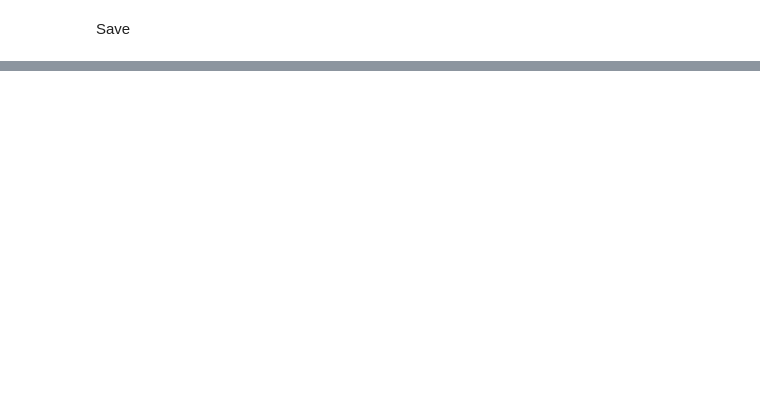
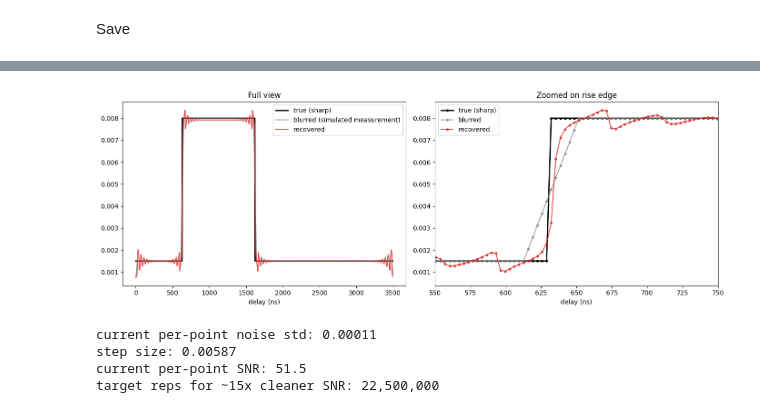
Before and after one commit to jeree-m/qick-dawg, a Jupyter notebook: jupyter_notebooks/Analysis.ipynb, the cells around one changed output, grey strips where cells are left out. Cells and saved outputs as stored; diff of their text form; code cells hidden in the pictures; blank space fills up the shorter version.

```diff
--- a/jupyter_notebooks/Analysis.ipynb
+++ b/jupyter_notebooks/Analysis.ipynb
@@ -394,0 +270,60 @@ Saved 8 fit plots to C:\Users\hlab_\Box\Henriksen Lab Data\DefectMsmts\Data\Conv
+# %%
+# Synthetic sanity check: does our deconvolution correctly recover
+# a known sharp step, given the same kernel, no noise?
+
+t_synth = np.arange(0, 3500, dt)  # same sample spacing as your real data
+true_signal = np.where((t_synth > 630) & (t_synth < 1620), 0.008, 0.0015)  # sharp step, matching your rough levels
+
+# blur it with the same kernel your real 39ns gate would apply
+blurred_signal = np.convolve(true_signal, kernel, mode='same')
+
+# now try to recover the sharp step back
+recovered_synth = wiener_deconvolve(blurred_signal, kernel, noise_reg=1e-2)
+
+fig, ax = plt.subplots(1, 2, figsize=(14, 5))
+
+ax[0].plot(t_synth, true_signal, label='true (sharp)', color='black', linewidth=2)
+ax[0].plot(t_synth, blurred_signal, label='blurred (simulated measurement)', color='gray', alpha=0.7)
+ax[0].plot(t_synth, recovered_synth, label='recovered', color='tab:red', alpha=0.8)
+ax[0].legend()
+ax[0].set_title('Full view')
+ax[0].set_xlabel('delay (ns)')
+
+ax[1].plot(t_synth, true_signal, 'o-', label='true (sharp)', color='black', linewidth=2, markersize=3)
+ax[1].plot(t_synth, blurred_signal, 'o-', label='blurred', color='gray', alpha=0.7, markersize=3)
+ax[1].plot(t_synth, recovered_synth, 'o-', label='recovered', color='tab:red', alpha=0.8, markersize=3)
+ax[1].set_xlim(550, 750)
+ax[1].legend()
+ax[1].set_title('Zoomed on rise edge')
+ax[1].set_xlabel('delay (ns)')
+
+plt.tight_layout()
+plt.show()
+# %% [output]
+[figure, added]
+# %%
+# current noise level: std of raw counts in the flat baseline region
+baseline_mask_pts = t < 500
+current_noise_std = counts_mean[baseline_mask_pts].std()
+current_reps = spd_runs[run_num]["metadata"]["reps"]
+
+# step size: plateau minus baseline
+plateau_mask_pts = (t > 700) & (t < 1500)
+step_size = counts_mean[plateau_mask_pts].mean() - counts_mean[baseline_mask_pts].mean()
+
+current_snr = step_size / current_noise_std
+print(f"current per-point noise std: {current_noise_std:.5f}")
+print(f"step size: {step_size:.5f}")
+print(f"current per-point SNR: {current_snr:.1f}")
+
+# rough target: our synthetic test showed clean recovery once noise stopped
+# fighting the correction. As a practical target, aim for noise reduced
+# ~15x from where it is now.
+target_snr_multiplier = 15
+target_reps = current_reps * target_snr_multiplier**2
+print(f"target reps for ~{target_snr_multiplier}x cleaner SNR: {target_reps:,.0f}")
+# %% [output]
+current per-point noise std: 0.00011
+step size: 0.00587
+current per-point SNR: 51.5
+target reps for ~15x cleaner SNR: 22,500,000
```
Also changed, not shown: parts of 22 cells of this notebook, 1 other file.
